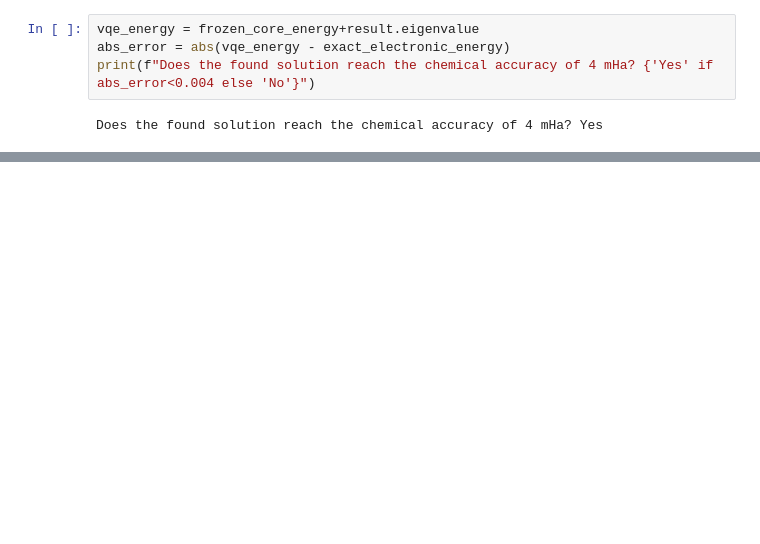
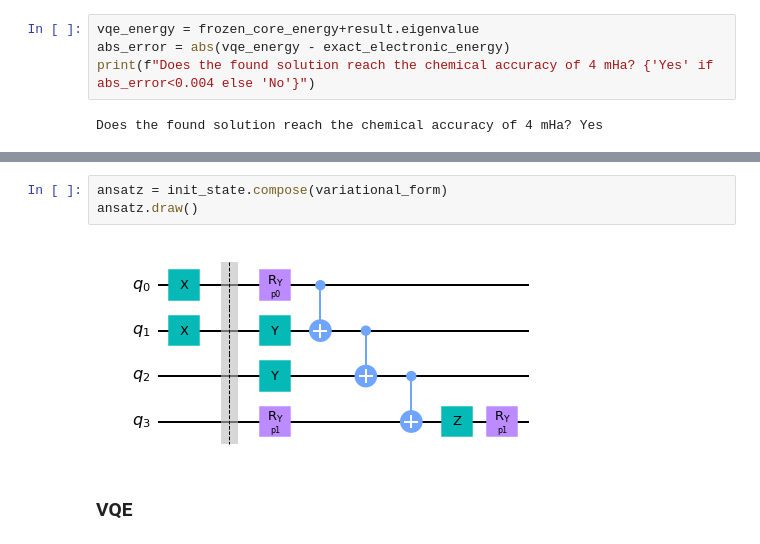
Before and after one commit to qiskit-community/ibm-quantum-challenge-2021, a Jupyter notebook: solutions by participants/ex5/ex5_solution_Valerio-Bitetta.ipynb, the cells around one changed output, grey strips where cells are left out. Saved outputs shown, nothing was run; the diff lists cells and outputs as text; blank space fills up the shorter version.

```diff
--- a/solutions by participants/ex5/ex5_solution_Valerio-Bitetta.ipynb
+++ b/solutions by participants/ex5/ex5_solution_Valerio-Bitetta.ipynb
@@ -292,0 +320,7 @@ Does the found solution reach the chemical accuracy of 4 mHa? Yes
+# %%
+ansatz = init_state.compose(variational_form)
+ansatz.draw()
+# %% [output]
+[figure, added]
+# %% [markdown]
+### VQE
```
Also changed, not shown: parts of 9 cells of this notebook.
